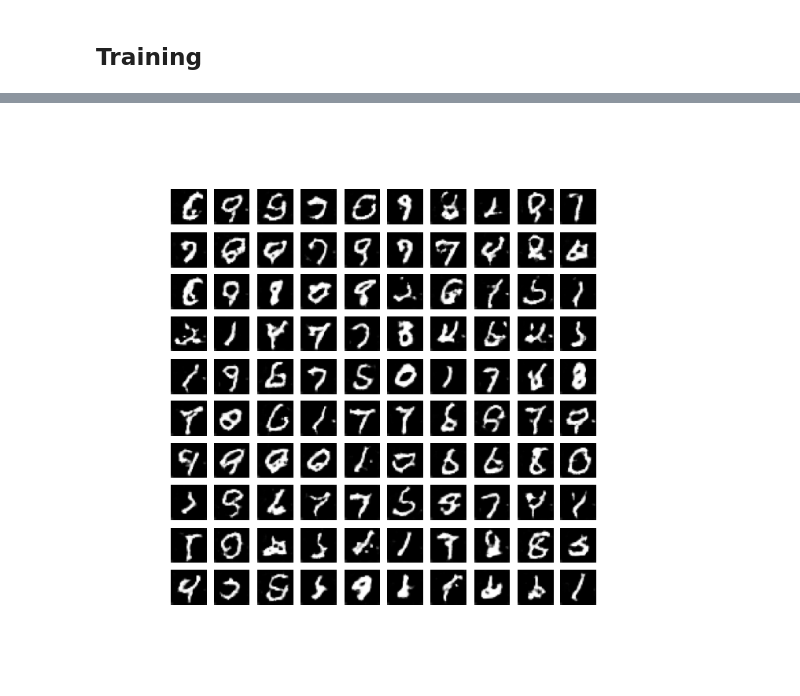
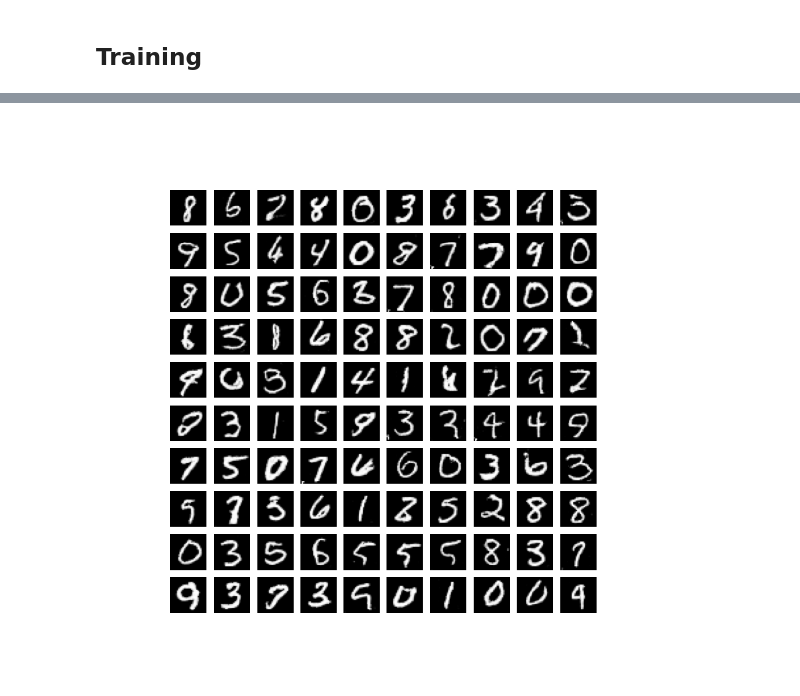
Before and after one commit to Trent-Fellbootman/CS182-282A-Final-Project, a Jupyter notebook: playground/1_GANs_FINISHED.ipynb, the cells around one changed output, grey strips where cells are left out. Cells and saved outputs as stored; diff of their text form; code cells hidden in the pictures.

```diff
--- a/playground/1_GANs_FINISHED.ipynb
+++ b/playground/1_GANs_FINISHED.ipynb
@@ -336,14 +351,14 @@ for epoch in tqdm(range(1, args['epochs'] + 1), desc="Epoch...",
 # %%
 import matplotlib.image as mpimg
 
 # Load latest epoch results.
-img = mpimg.imread(os.path.join('results', '1_GAN', f'GAN_epoch_{epoch}.png'))
+img = mpimg.imread(os.path.join('results', '1_GAN', f'GAN_epoch_{100}.png'))
 
 
 fig, ax = plt.subplots(figsize=(10, 10))
 ax.imshow(img, interpolation='nearest')
 plt.axis('off')
 plt.tight_layout()
 plt.show()
 # %% [output]
-[figure, old version]
+[figure, new version]
```
Also changed, not shown: parts of 3 cells of this notebook, 12 other files.
